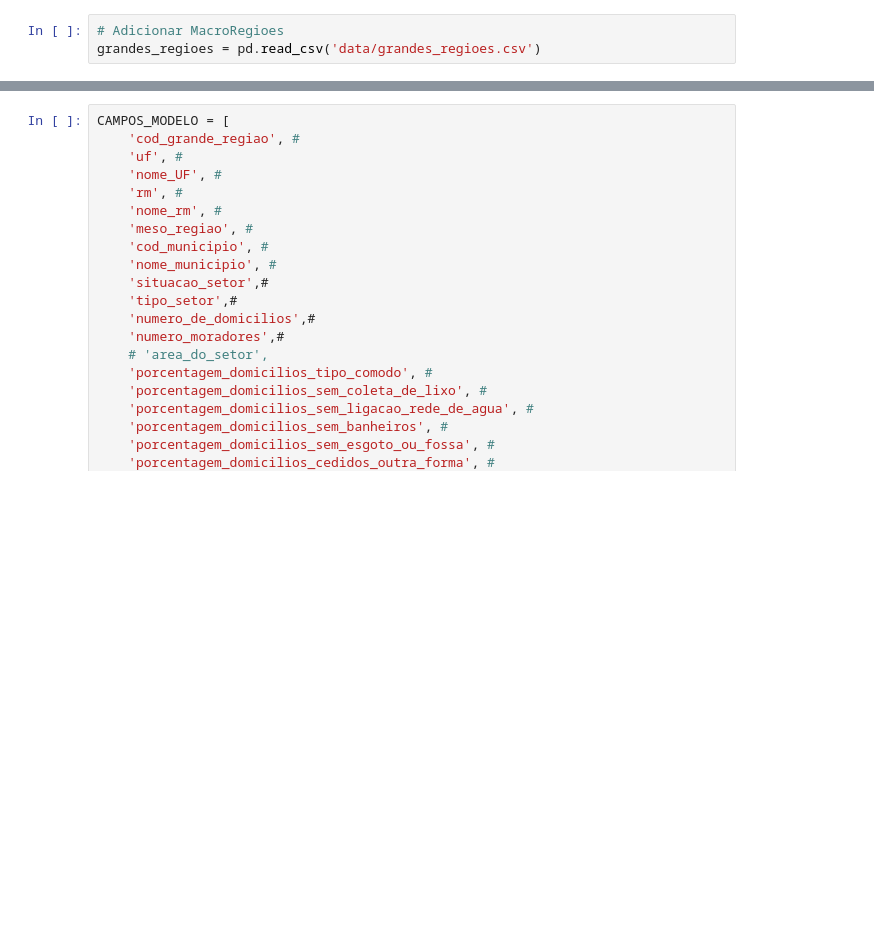
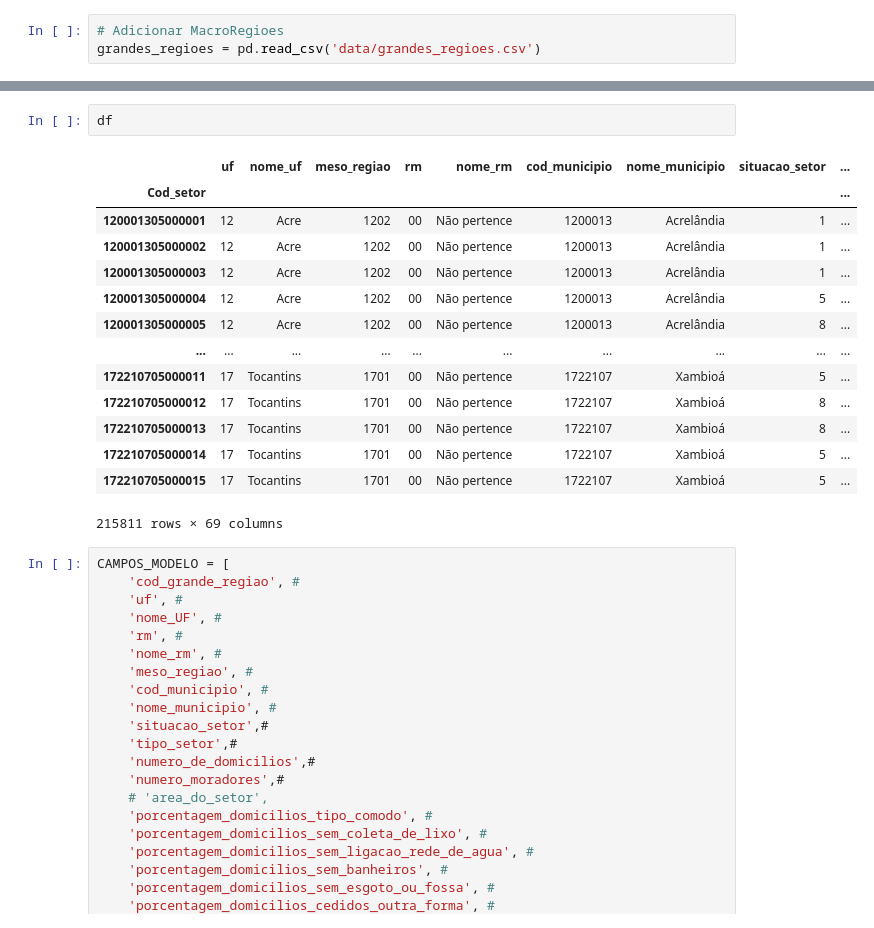
Before and after one commit to cem-usp/assentamentos-precarios-no-brasil-urbano, a Jupyter notebook: 01-preparando-os-dados-2000.ipynb, the cells around one changed output, grey strips where cells are left out. Saved outputs shown, nothing was run; the diff lists cells and outputs as text; blank space fills up the shorter version.

```diff
--- a/01-preparando-os-dados-2000.ipynb
+++ b/01-preparando-os-dados-2000.ipynb
@@ -204,3 +223,20 @@ df = df.merge(grandes_regioes, on='nome_UF', how='left')
+# %%
+df
+# %% [output]
+|  | uf | nome_uf | meso_regiao | rm | nome_rm | cod_municipio | nome_municipio | situacao_setor | ... |
+| Cod_setor |  |  |  |  |  |  |  |  | ... |
+| 120001305000001 | 12 | Acre | 1202 | 00 | Não pertence | 1200013 | Acrelândia | 1 | ... |
+| 120001305000002 | 12 | Acre | 1202 | 00 | Não pertence | 1200013 | Acrelândia | 1 | ... |
+| 120001305000003 | 12 | Acre | 1202 | 00 | Não pertence | 1200013 | Acrelândia | 1 | ... |
+| 120001305000004 | 12 | Acre | 1202 | 00 | Não pertence | 1200013 | Acrelândia | 5 | ... |
+| 120001305000005 | 12 | Acre | 1202 | 00 | Não pertence | 1200013 | Acrelândia | 8 | ... |
+| ... | ... | ... | ... | ... | ... | ... | ... | ... | ... |
+| 172210705000011 | 17 | Tocantins | 1701 | 00 | Não pertence | 1722107 | Xambioá | 5 | ... |
+| 172210705000012 | 17 | Tocantins | 1701 | 00 | Não pertence | 1722107 | Xambioá | 8 | ... |
+| 172210705000013 | 17 | Tocantins | 1701 | 00 | Não pertence | 1722107 | Xambioá | 8 | ... |
+| 172210705000014 | 17 | Tocantins | 1701 | 00 | Não pertence | 1722107 | Xambioá | 5 | ... |
+| 172210705000015 | 17 | Tocantins | 1701 | 00 | Não pertence | 1722107 | Xambioá | 5 | ... |
+215811 rows × 69 columns
 # %%
 CAMPOS_MODELO = [
     'cod_grande_regiao', #
```
Also changed, not shown: parts of 5 cells of this notebook, 17 other files.
